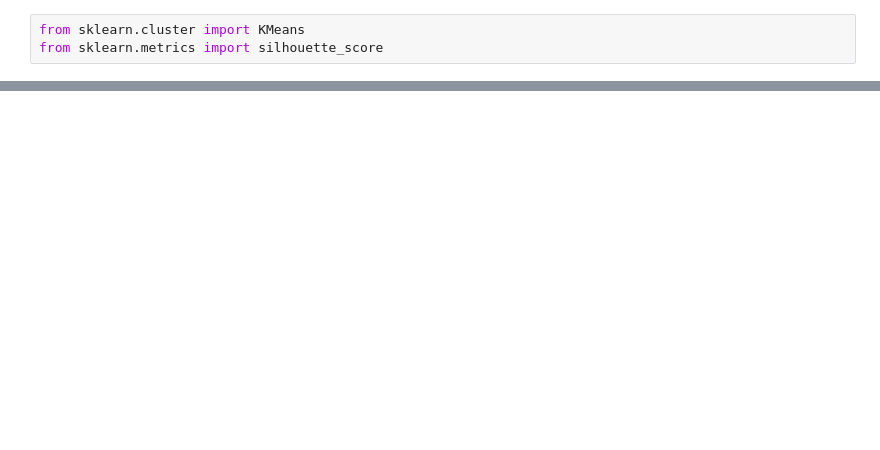
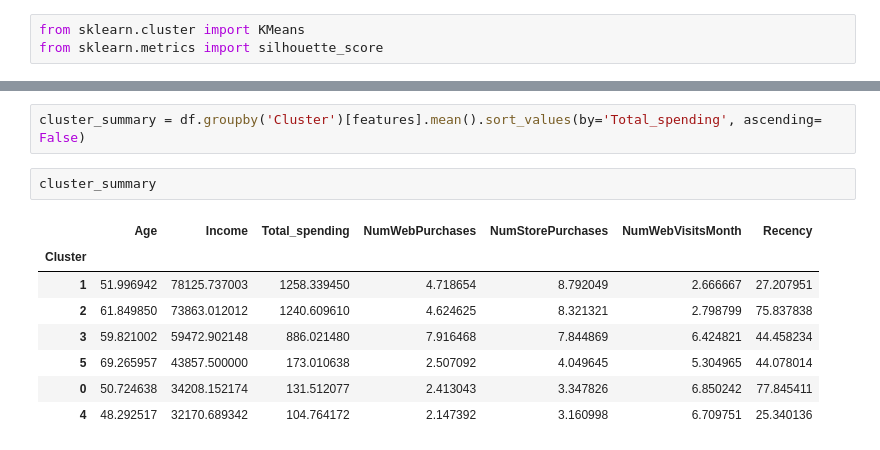
Before and after one commit to ahmetkgurel/Marketing_data_segmentation, a Jupyter notebook: segmentation.ipynb, the cells around one changed output, grey strips where cells are left out. Cells and saved outputs as stored; diff of their text form; blank space fills up the shorter version.

```diff
--- a/segmentation.ipynb
+++ b/segmentation.ipynb
@@ -568,0 +621,13 @@ plt.show()
+# %%
+cluster_summary = df.groupby('Cluster')[features].mean().sort_values(by='Total_spending', ascending= False)
+# %%
+cluster_summary
+# %% [output]
+|  | Age | Income | Total_spending | NumWebPurchases | NumStorePurchases | NumWebVisitsMonth | Recency |
+| Cluster |  |  |  |  |  |  |  |
+| 1 | 51.996942 | 78125.737003 | 1258.339450 | 4.718654 | 8.792049 | 2.666667 | 27.207951 |
+| 2 | 61.849850 | 73863.012012 | 1240.609610 | 4.624625 | 8.321321 | 2.798799 | 75.837838 |
+| 3 | 59.821002 | 59472.902148 | 886.021480 | 7.916468 | 7.844869 | 6.424821 | 44.458234 |
+| 5 | 69.265957 | 43857.500000 | 173.010638 | 2.507092 | 4.049645 | 5.304965 | 44.078014 |
+| 0 | 50.724638 | 34208.152174 | 131.512077 | 2.413043 | 3.347826 | 6.850242 | 77.845411 |
+| 4 | 48.292517 | 32170.689342 | 104.764172 | 2.147392 | 3.160998 | 6.709751 | 25.340136 |
```
Also changed, not shown: parts of 16 cells of this notebook, 2 other files.
